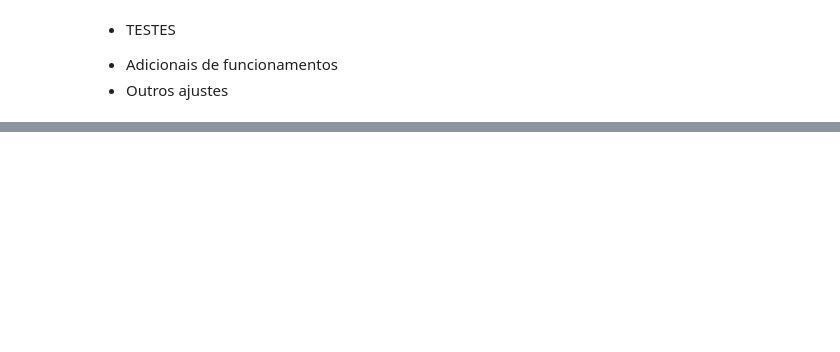
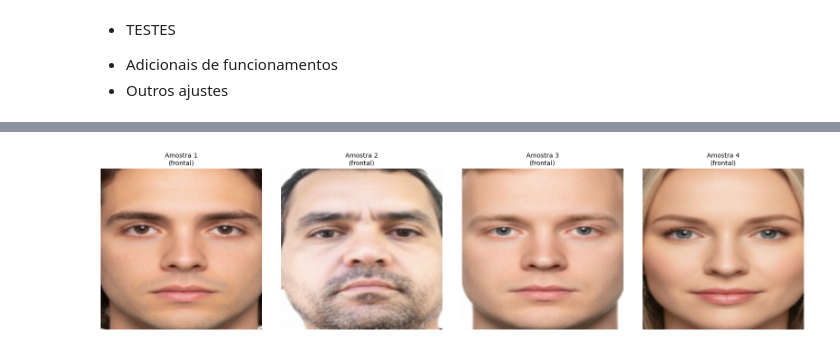
Before and after one commit to SergioCarmo-ro/monit_aluno_tempo_real, a Jupyter notebook: monit_aluno_tempo_real.ipynb, the cells around one changed output, grey strips where cells are left out. Saved outputs shown, nothing was run; the diff lists cells and outputs as text; code cells hidden in the pictures; blank space fills up the shorter version.

```diff
--- a/monit_aluno_tempo_real.ipynb
+++ b/monit_aluno_tempo_real.ipynb
@@ -294,12 +276,12 @@ from pathlib import Path
 detector = MTCNN()
 
 # Aqui está o ajuste principal:
-PROCESSED_ROOT = Path('/content/processed_rosto_alunos')
+PROCESSED_ROOT = Path('/content/drive/MyDrive/Alunos')
 PROCESSED_ROOT.mkdir(exist_ok=True)  # cria a pasta se não existir
 
 for cls in classes:
     src_dir = DATASET_ROOT / cls
-    out_dir = PROCESSED_ROOT / cls  # Save processed images to a subdirectory named after the class
+    out_dir = PROCESSED_ROOT / cls  # Salvar imagens processadas em um subdiretório com o nome da classe
     out_dir.mkdir(parents=True, exist_ok=True)
     for img_file in tqdm(list(src_dir.glob('*')), desc=f"Processando {cls}"):
         try:
@@ -326,7 +308,7 @@ print(" Extração de faces concluída! Faces salvas em:", PROCESSED_ROOT)
 # %%
 import os
 
-PROCESSED_ROOT = "/content/processed_rosto_alunos"
+PROCESSED_ROOT = "/content/drive/MyDrive/Alunos"
 
 # Verifica se o diretório existe
 print("Existe:", os.path.exists(PROCESSED_ROOT))
@@ -410,11 +415,0 @@ else:
-# %%
-import glob
-
-# Procura todas as imagens dentro das subpastas
-imagens = glob.glob("/content/processed_rosto_alunos/**/*.*", recursive=True)
-imagens_png = [img for img in imagens if img.lower().endswith(('.png', '.jpg', '.jpeg'))]
-
-print(f"Total de imagens encontradas: {len(imagens_png)}")
-print("\nAlguns exemplos:")
-for img in imagens_png[:10]:
-    print(img)
@@ -470,0 +457,78 @@ else:
+# %%
+import matplotlib.pyplot as plt
+from PIL import Image
+import glob
+import os
+
+# --- Parte 1: Listar as Imagens (Reutilizando o Código Anterior) ---
+
+# 1. Defina o caminho base da sua pasta
+pasta_base = "/content/drive/MyDrive/Alunos"
+caminho_busca = os.path.join(pasta_base, "**/*.png")
+
+# Use glob.glob para encontrar todos os caminhos PNG
+imagens_png = glob.glob(caminho_busca, recursive=True)
+
+total_imagens = len(imagens_png)
+print(f"Total de imagens PNG encontradas: {total_imagens}")
+
+if total_imagens == 0:
+    print("\n Nenhuma imagem PNG foi encontrada para plotar.")
+else:
+    # --- Parte 2: Plotar as Imagens ---
+
+    # Define quantas imagens plotar (máximo de 4 para um grid 2x2)
+    num_plots = min(4, total_imagens)
+
+    # Cria a figura e os subplots (Ex: 2 linhas, 2 colunas para 4 imagens)
+    fig, axes = plt.subplots(1, num_plots, figsize=(4 * num_plots, 4))
+
+    # Se houver apenas 1 imagem, 'axes' não é um array, então o transformamos para facilitar o loop
+    if num_plots == 1:
+        axes = [axes]
+
+    print(f"Plotando as primeiras {num_plots} imagens encontradas...")
+
+    # Itera sobre as imagens a serem plotadas
+    for i in range(num_plots):
+        img_path = imagens_png[i]
+
+        try:
+            # 1. Carrega a imagem usando PIL (Pillow)
+            img = Image.open(img_path)
+
+            # 2. Exibe a imagem no subplot
+            axes[i].imshow(img)
+
+            # 3. Define o título do subplot
+            # Tenta inferir a "classe" (frontal, lateral_esquerda, etc.) do nome do diretório
+            partes_caminho = img_path.split(os.sep)
+            # A classe é, provavelmente, o nome da subpasta logo antes do nome do arquivo
+            # Ex: /Alunos/frontal/img.png -> "frontal"
+
+            # Garante que a classe não é 'Alunos' ou algo anterior
+            try:
+                # Procura o diretório que está logo depois de 'Alunos'
+                indice_alunos = partes_caminho.index('Alunos')
+                # O rótulo (classe) é o item seguinte, se existir
+                if indice_alunos + 1 < len(partes_caminho) - 1:
+                    rotulo = partes_caminho[indice_alunos + 1]
+                else:
+                    # Se não houver subpasta, usa o nome do arquivo
+                    rotulo = os.path.basename(img_path)
+            except ValueError:
+                 # Caso a pasta 'Alunos' não esteja na estrutura, usa o nome do arquivo
+                rotulo = os.path.basename(img_path)
+
+            axes[i].set_title(f"Amostra {i+1}\n({rotulo})", fontsize=10)
+            axes[i].axis('off') # Remove os eixos
+
+        except Exception as e:
+            axes[i].set_title(f"Erro ao Carregar {i+1}", fontsize=10)
+            axes[i].text(0.1, 0.5, "Imagem não carregada", transform=axes[i].transAxes)
+            print(f"Erro ao carregar a imagem {img_path}: {e}")
+
+    # Ajusta o layout para evitar sobreposição
+    plt.tight_layout()
+    plt.show()
+# %% [output]
@@ -470,0 +537 @@ else:
+[figure, added]
```
Also changed, not shown: parts of 29 cells of this notebook.
